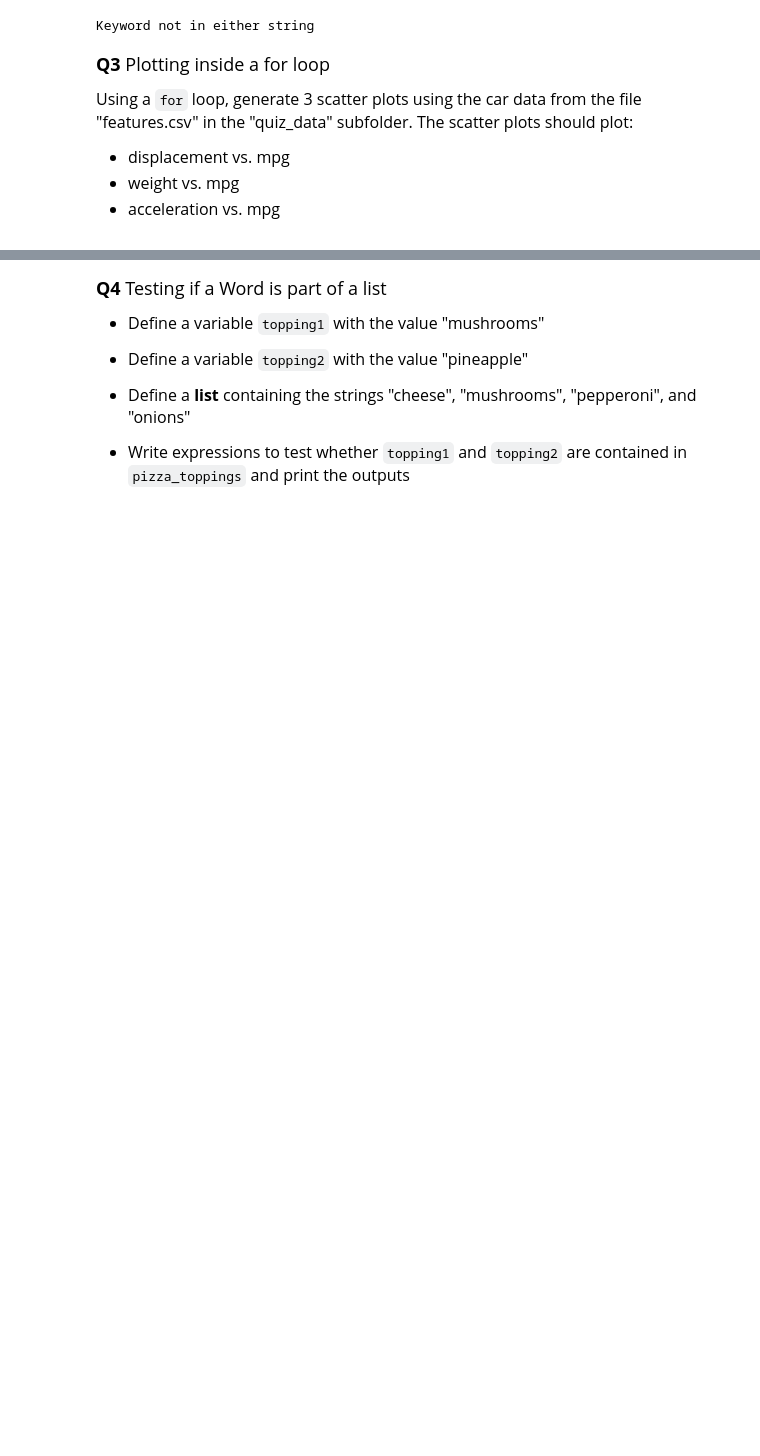
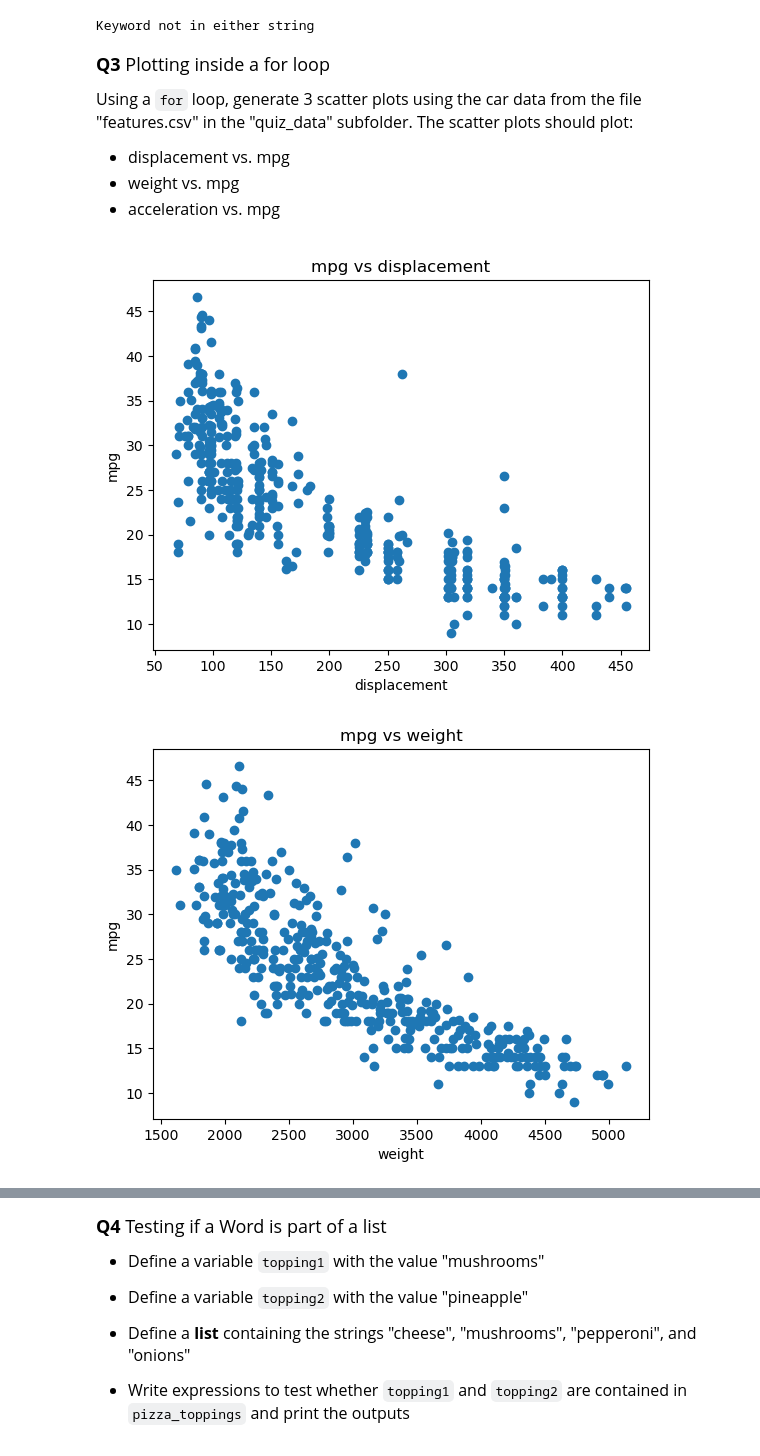
Before and after one commit to lucasanckl66/datasci151spring2026, a Jupyter notebook: _quizzes/practice_quiz.ipynb, the cells around one changed output, grey strips where cells are left out. Cells and saved outputs as stored; diff of their text form; code cells hidden in the pictures; blank space fills up the shorter version.

```diff
--- a/_quizzes/practice_quiz.ipynb
+++ b/_quizzes/practice_quiz.ipynb
@@ -121,4 +121,18 @@ Using a `for` loop, generate 3 scatter plots using the car data from the file "f
 # %%
 # your code here
 
-data = pd.read_csv('quiz_data/features.csv')
+data_cars = pd.read_csv('quiz_data/features.csv')
+
+y_var = 'mpg'
+
+x_variables = ['displacement', 'weight', 'acceleration']
+
+for x_var in x_variables:
+    plt.scatter(data_cars[x_var], data_cars[y_var])
+    plt.xlabel(x_var)
+    plt.ylabel(y_var)
+    plt.title(y_var + ' vs ' + x_var)
+    plt.show()
+# %% [output]
+[figure, added]
+[figure, added]
```
Also changed, not shown: parts of 4 cells of this notebook.
